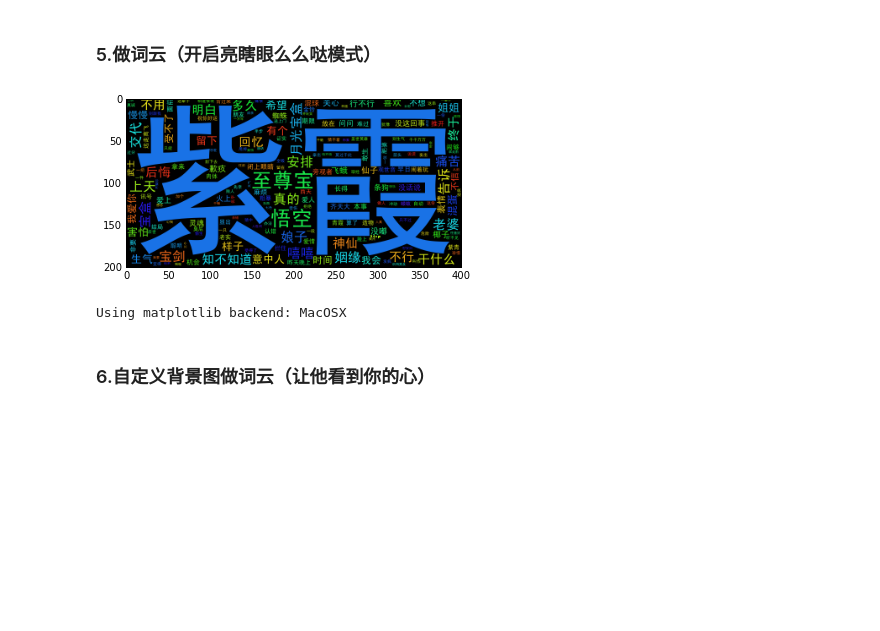
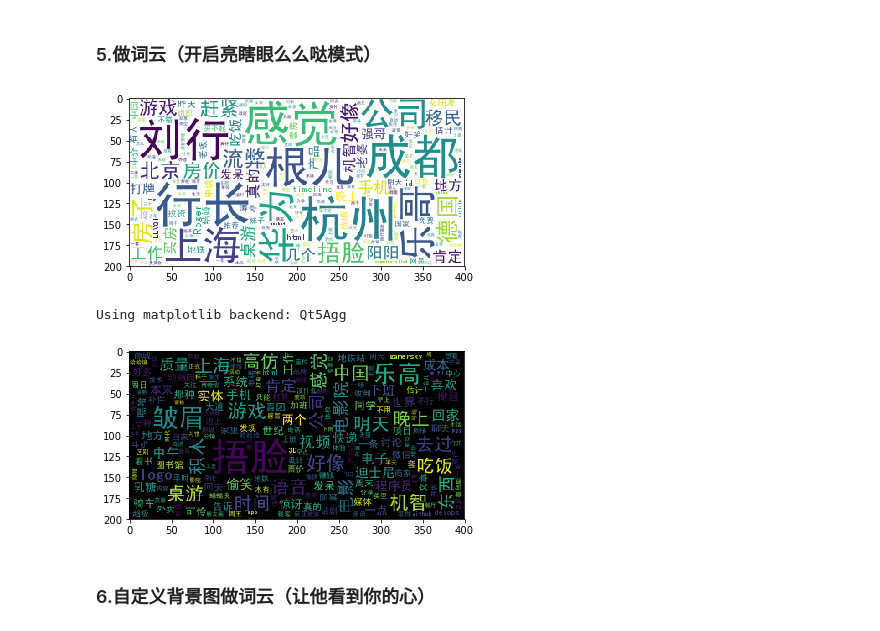
Before and after one commit to ssfve/word_cloud_valentines_day, a Jupyter notebook: word_cloud_Valentines_Day/word_cloud_Valentines_Day.ipynb, the cells around one changed output. Cells and saved outputs as stored; diff of their text form; code cells hidden in the pictures; blank space fills up the shorter version.

```diff
--- a/word_cloud_Valentines_Day/word_cloud_Valentines_Day.ipynb
+++ b/word_cloud_Valentines_Day/word_cloud_Valentines_Day.ipynb
@@ -63,20 +104,25 @@ words_stat
 # %% [markdown]
 ### 5.做词云（开启亮瞎眼么么哒模式）
+# %%
+%matplotlib inline
+#import matplotlib.pyplot as plt
+wordcloud=WordCloud(font_path="simhei.ttf",background_color="white")
+#a = numpy.asarray((1,1),(1,2))
+#words_stat.head(1000).to_records(index=False).tolist()
+wordcloud=wordcloud.fit_words(a)
+#plt.figure()
+plt.imshow(wordcloud)
+plt.show()
+# %% [output]
+[figure, added]
 # %%
-%matplotlib inline
+%matplotlib
 wordcloud=WordCloud(font_path="simhei.ttf",background_color="black")
-wordcloud=wordcloud.fit_words(words_stat.head(1000).itertuples(index=False))
+wordcloud=wordcloud.fit_words(a)
 plt.imshow(wordcloud)
 plt.show()
 # %% [output]
+Using matplotlib backend: Qt5Agg
-[figure, old version]
+[figure, new version]
-# %%
-%matplotlib
-wordcloud=WordCloud(font_path="simhei.ttf",background_color="black")
-wordcloud=wordcloud.fit_words(words_stat.head(1000).itertuples(index=False))
-plt.imshow(wordcloud)
-plt.show()
-# %% [output]
-Using matplotlib backend: MacOSX
 # %% [markdown]
 ### 6.自定义背景图做词云（让他看到你的心）
```
Also changed, not shown: parts of 6 cells of this notebook, 9 other files.
